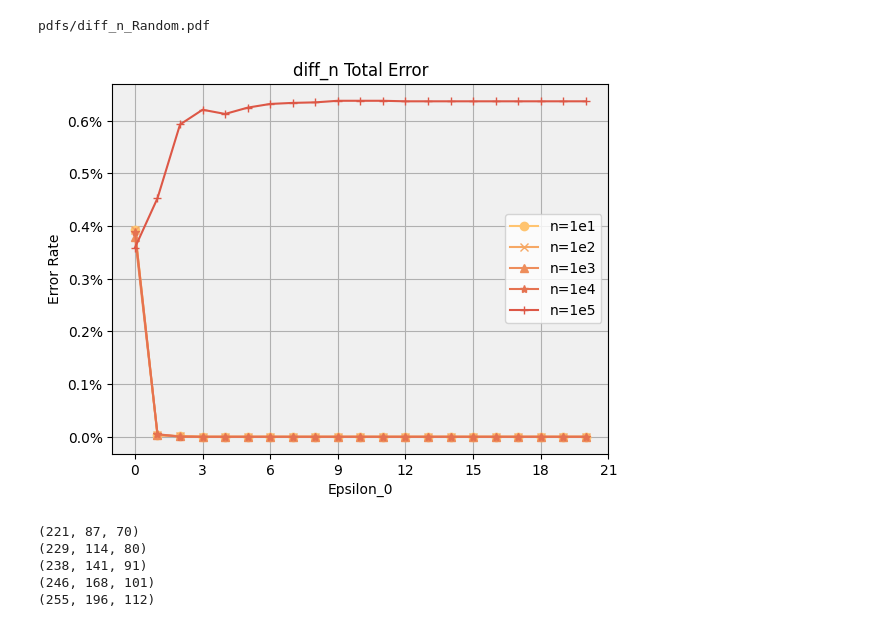
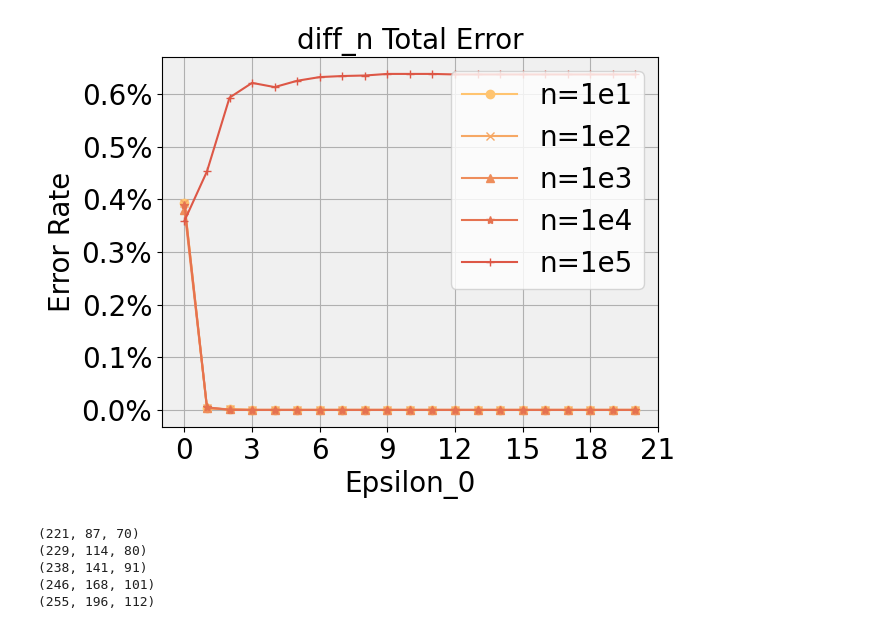
Before and after one commit to JamesSand/DPBloomFilter, a Jupyter notebook: notebooks/fig_diff_mnk.ipynb, the cells around one changed output. Saved outputs shown, nothing was run; the diff lists cells and outputs as text; code cells hidden in the pictures.

```diff
--- a/notebooks/fig_diff_mnk.ipynb
+++ b/notebooks/fig_diff_mnk.ipynb
@@ -73,45 +73,49 @@ for n in n_values:
 # %%
 import matplotlib.pyplot as plt
 from matplotlib.ticker import MaxNLocator
 from matplotlib import ticker
 
-# 创建一个新的 figure
+font_size = 20
+color_list = ["#ffc470", "#f6a865", "#ee8d5b", "#e57250", "#dd5746"]
+marker_list = ["o", "x", "^", "*", "+"]
+
+# create a new figure
 plt.figure()
-# 获取当前坐标轴
+# get current axis
 ax = plt.gca()
-# 设置坐标轴区域颜色为浅灰色
+# turn background into lightgrey
 ax.set_facecolor('#f0f0f0')
 ax.xaxis.set_major_locator(MaxNLocator(integer=True))
 ax.yaxis.set_major_formatter(ticker.PercentFormatter(xmax=1, decimals=1))
-
-
-color_list = ["#ffc470", "#f6a865", "#ee8d5b", "#e57250", "#dd5746"]
-marker_list = ["o", "x", "^", "*", "+"]
-
 
 x_data = list(range(21))
 for i, key in enumerate(key_list):
     y_data = diff_value2list_dict[key]
     plt.plot(x_data, y_data, label=f"{lengend_name}={key}", marker=marker_list[i], color=color_list[i])
 
-plt.grid(True)  # 显示网格
-# 添加图例
-plt.legend()
+plt.grid(True)  # show grid
+# add legend
+plt.legend(fontsize=font_size, loc='upper right')
 
-# 添加标题和坐标轴标签
-plt.title(title_name)
-plt.xlabel('Epsilon_0')
-plt.ylabel('Error Rate')
+# add title and labels for x and y
+plt.title(title_name, fontsize=font_size)
+plt.xlabel('Epsilon_0', fontsize=font_size)
+plt.ylabel('Error Rate', fontsize=font_size)
 
-# 显示图形
-# plt.show()
+# set stick font size
+plt.xticks(fontsize=20)
+plt.yticks(fontsize=20)
+
+
+
+# show fig
+plt.show()
 
 save_fig_path = os.path.join("pdfs", f"{save_file_name}.pdf")
-print(save_fig_path)
-plt.savefig(save_fig_path, format='pdf', bbox_inches='tight', pad_inches=0.05)
+# print(save_fig_path)
+# plt.savefig(save_fig_path, format='pdf', bbox_inches='tight', pad_inches=0.05)
 # %% [output]
-pdfs/diff_n_Random.pdf
-[figure, old version]
+[figure, new version]
 # %%
 import matplotlib.pyplot as plt
 
```
Also changed, not shown: 2 other files.
